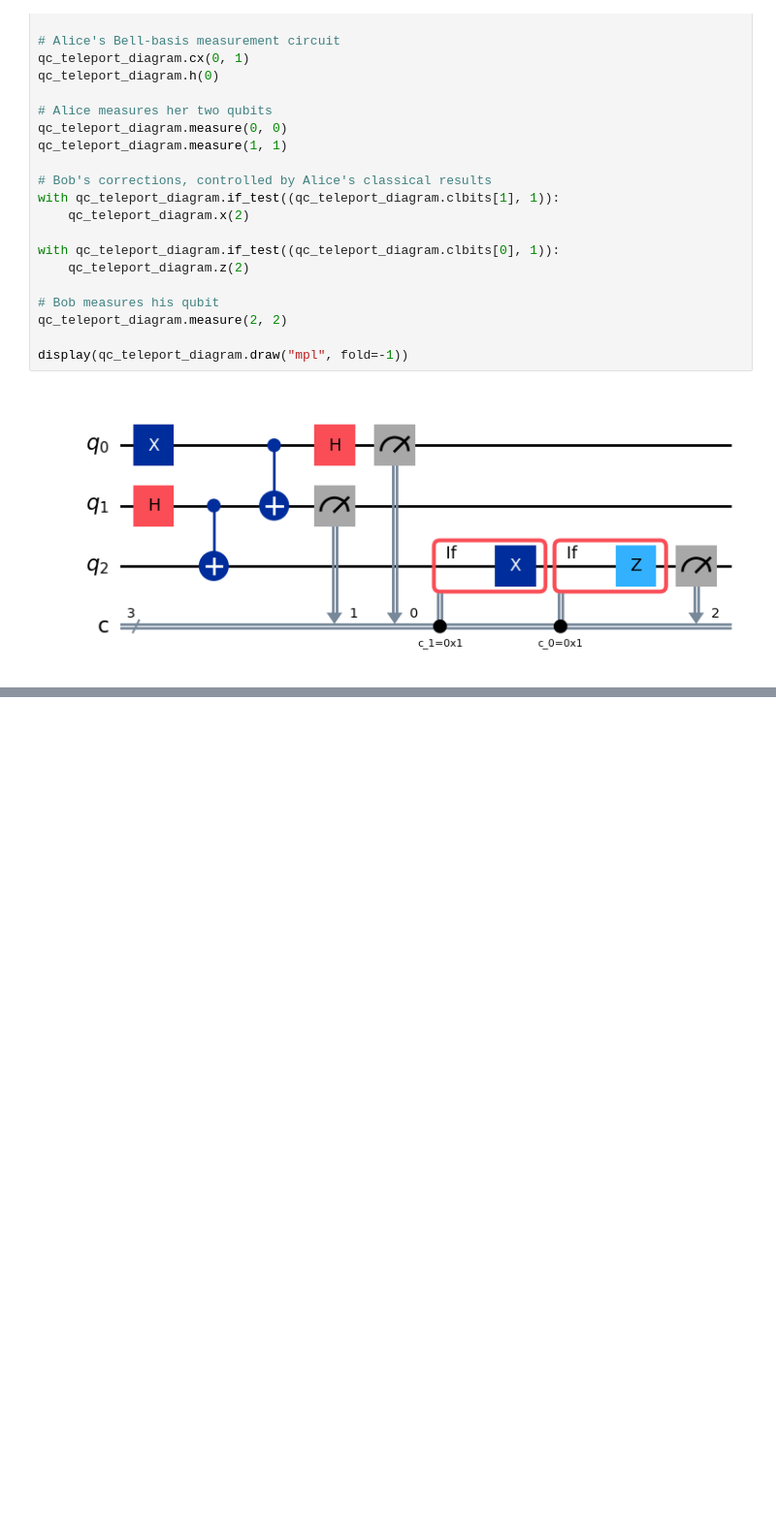
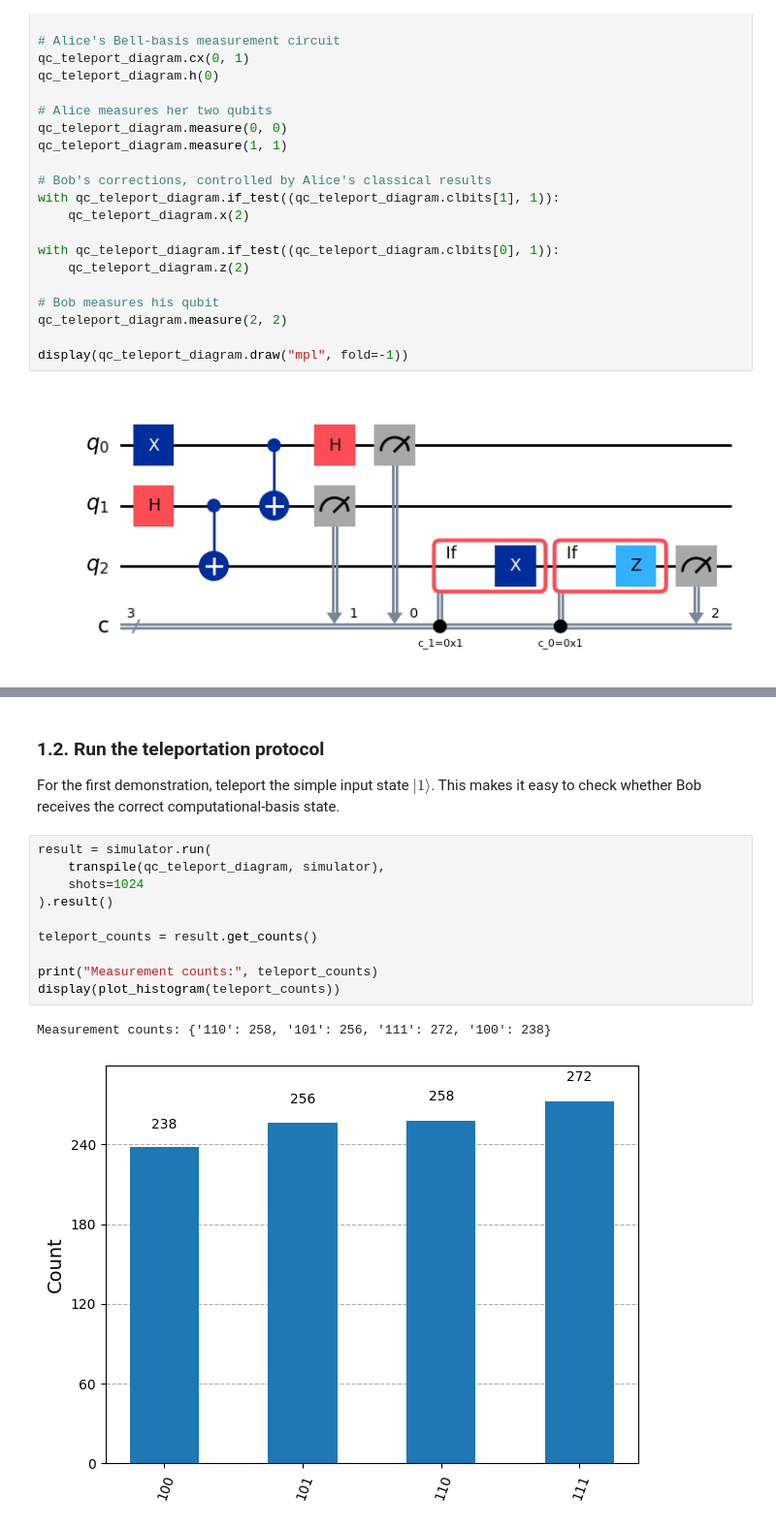
Before and after one commit to naseer-muhammad/Hadamard-Matrix-Research, a Jupyter notebook: 16-Oct-2026/Quantum_Teleporation.ipynb, the cells around one changed output, grey strips where cells are left out. Shown at 97% size. Drawn from its saved outputs; the diff is of its cells as text; blank space fills up the shorter version.

```diff
--- a/16-Oct-2026/Quantum_Teleporation.ipynb
+++ b/16-Oct-2026/Quantum_Teleporation.ipynb
@@ -105,0 +120,16 @@ display(qc_teleport_diagram.draw("mpl", fold=-1))
+# %% [markdown]
+### 1.2. Run the teleportation protocol
+For the first demonstration, teleport the simple input state $|1\rangle$. This makes it easy to check whether Bob receives the correct computational-basis state.
+# %%
+result = simulator.run(
+    transpile(qc_teleport_diagram, simulator),
+    shots=1024
+).result()
+
+teleport_counts = result.get_counts()
+
+print("Measurement counts:", teleport_counts)
+display(plot_histogram(teleport_counts))
+# %% [output]
+Measurement counts: {'110': 258, '101': 256, '111': 272, '100': 238}
+[figure, added]
```
Also changed, not shown: parts of 5 cells of this notebook.
